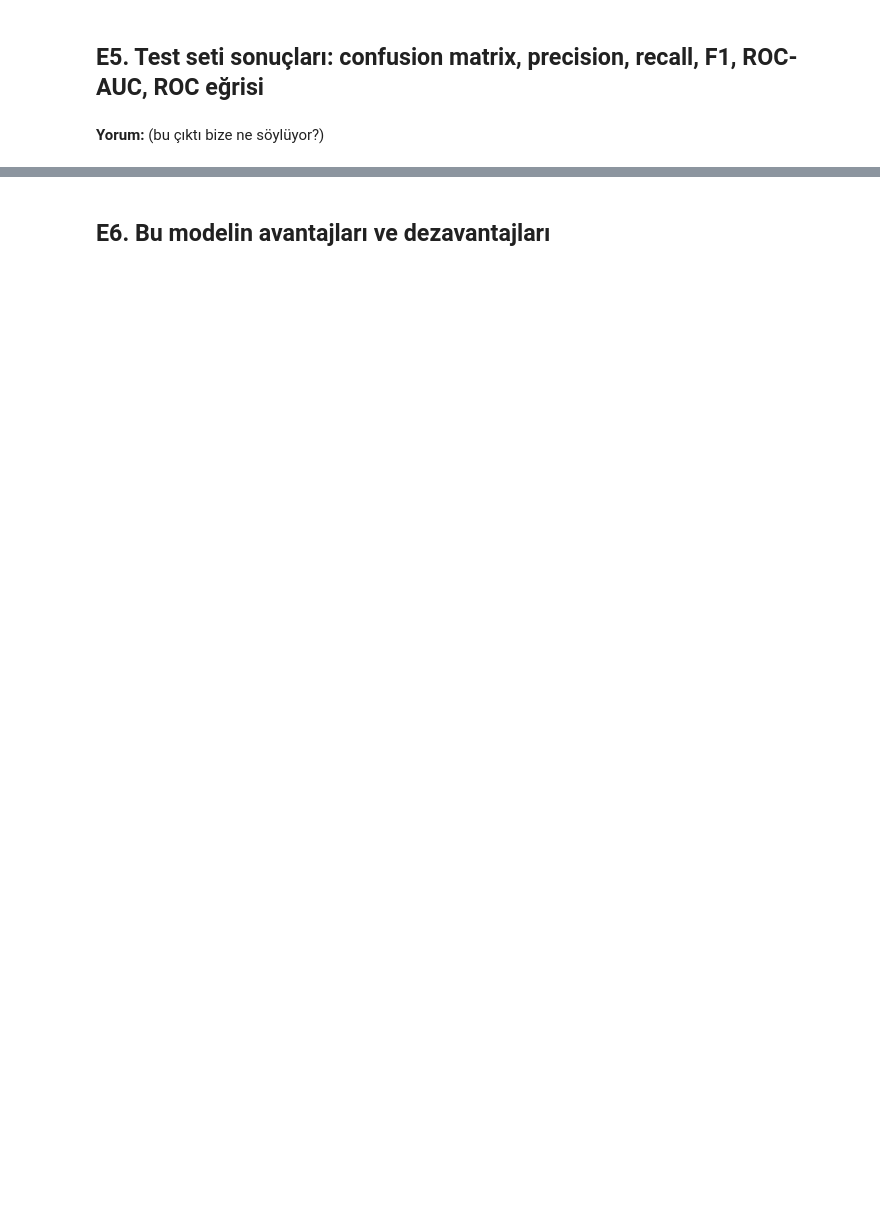
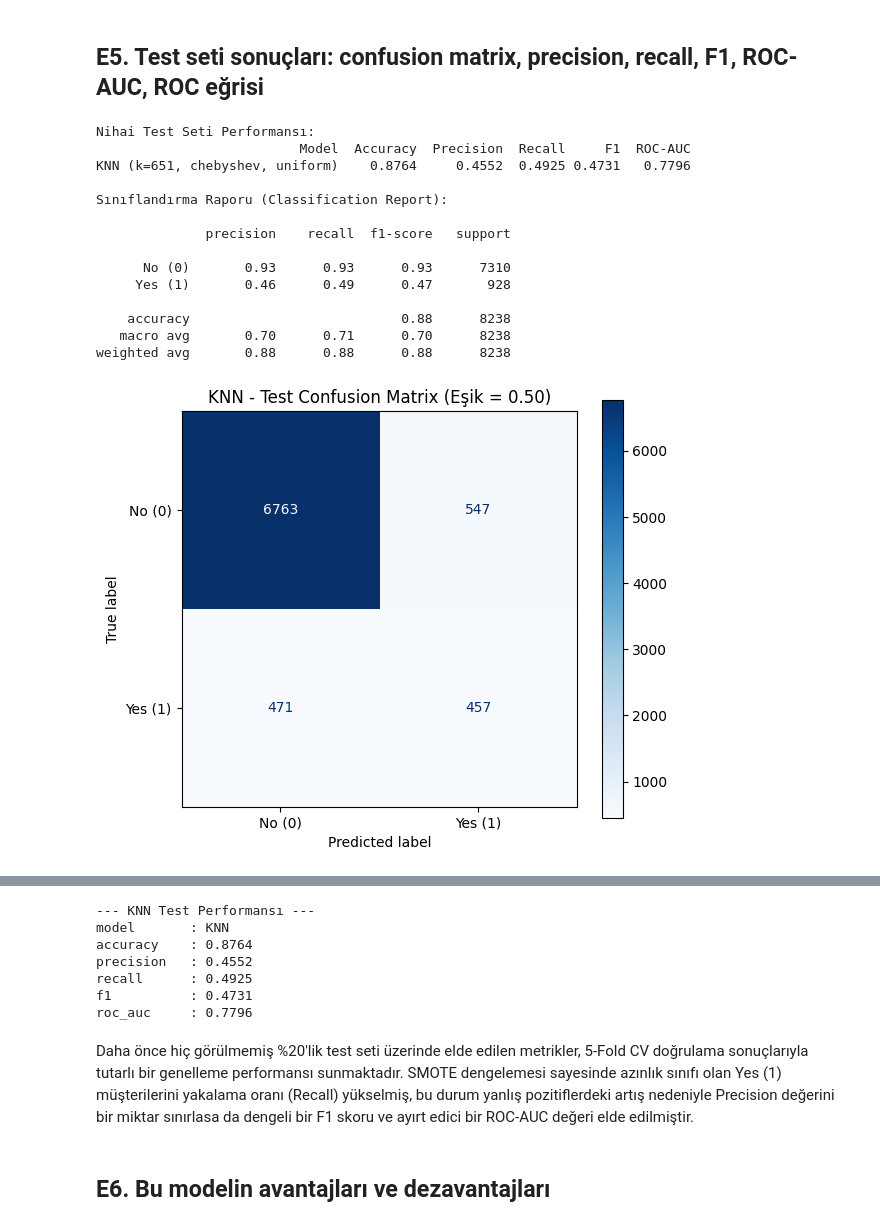
Before and after one commit to zeyneppbaran/ml-proje, a Jupyter notebook: notebooks/07_model_knn.ipynb, the cells around one changed output, grey strips where cells are left out. Saved outputs shown, nothing was run; the diff lists cells and outputs as text; code cells hidden in the pictures; blank space fills up the shorter version.

```diff
--- a/notebooks/07_model_knn.ipynb
+++ b/notebooks/07_model_knn.ipynb
@@ -55,2 +229,69 @@ X_train.shape, X_test.shape
-# %% [markdown]
-**Yorum:** (bu çıktı bize ne söylüyor?)
+# %%
+from sklearn.metrics import (
+    confusion_matrix, classification_report,
+    ConfusionMatrixDisplay, roc_curve
+)
+
+# Test seti üzerinde nihai tahmin (yalnızca bu aşamada kullanılır)
+y_test_pred = best_knn.predict(X_test_raw)
+y_test_proba = best_knn.predict_proba(X_test_raw)[:, 1]
+
+test_ozet = pd.DataFrame([{
+    "Model": "KNN (k=651, chebyshev, uniform)",
+    "Accuracy": accuracy_score(y_test, y_test_pred),
+    "Precision": precision_score(y_test, y_test_pred, zero_division=0),
+    "Recall": recall_score(y_test, y_test_pred, zero_division=0),
+    "F1": f1_score(y_test, y_test_pred, zero_division=0),
+    "ROC-AUC": roc_auc_score(y_test, y_test_proba)
+}])
+
+print("Nihai Test Seti Performansı:")
+print(test_ozet.round(4).to_string(index=False))
+print("\nSınıflandırma Raporu (Classification Report):\n")
+print(classification_report(y_test, y_test_pred, target_names=["No (0)", "Yes (1)"]))
+
+os.makedirs("figures", exist_ok=True)
+
+# 1. Confusion Matrix
+cm = confusion_matrix(y_test, y_test_pred)
+fig, ax = plt.subplots(figsize=(6, 5))
+ConfusionMatrixDisplay(confusion_matrix=cm, display_labels=["No (0)", "Yes (1)"]).plot(cmap="Blues", ax=ax)
+plt.title("KNN - Test Confusion Matrix (Eşik = 0.50)")
+plt.tight_layout()
+plt.savefig("figures/knn_confusion_matrix.png", dpi=300, bbox_inches="tight")
+plt.show()
+
+# 2. ROC Eğrisi
+fpr, tpr, _ = roc_curve(y_test, y_test_proba)
+auc_skor = roc_auc_score(y_test, y_test_proba)
+
+plt.figure(figsize=(6, 5))
+plt.plot(fpr, tpr, color="#DD8452", lw=2, label=f"KNN (ROC-AUC = {auc_skor:.4f})")
+plt.plot([0, 1], [0, 1], color="gray", linestyle="--", label="Rastgele Sınıflandırıcı (0.50)")
+plt.title("KNN - Test ROC Eğrisi")
+plt.xlabel("False Positive Rate (Yanlış Pozitif Oranı)")
+plt.ylabel("True Positive Rate (Recall)")
+plt.legend(loc="lower right")
+plt.grid(True, alpha=0.3)
+plt.tight_layout()
+plt.savefig("figures/knn_roc_curve.png", dpi=300, bbox_inches="tight")
+plt.show()
+
+# Ortak fonksiyonla results/KNN.json dosyasını oluştur
+sonuc_knn = degerlendir(best_knn, X_test_raw, y_test, model_adi="KNN", klasor="results")
+# %% [output]
+Nihai Test Seti Performansı:
+                          Model  Accuracy  Precision  Recall     F1  ROC-AUC
+KNN (k=651, chebyshev, uniform)    0.8764     0.4552  0.4925 0.4731   0.7796
+
+Sınıflandırma Raporu (Classification Report):
+
+              precision    recall  f1-score   support
+
+      No (0)       0.93      0.93      0.93      7310
+     Yes (1)       0.46      0.49      0.47       928
+
+    accuracy                           0.88      8238
+   macro avg       0.70      0.71      0.70      8238
+weighted avg       0.88      0.88      0.88      8238
+[figure, added]
@@ -57,2 +299,11 @@ X_train.shape, X_test.shape
+--- KNN Test Performansı ---
+model       : KNN
+accuracy    : 0.8764
+precision   : 0.4552
+recall      : 0.4925
+f1          : 0.4731
+roc_auc     : 0.7796
+# %% [markdown]
+Daha önce hiç görülmemiş %20'lik test seti üzerinde elde edilen metrikler, 5-Fold CV doğrulama sonuçlarıyla tutarlı bir genelleme performansı sunmaktadır. SMOTE dengelemesi sayesinde azınlık sınıfı olan Yes (1) müşterilerini yakalama oranı (Recall) yükselmiş, bu durum yanlış pozitiflerdeki artış nedeniyle Precision değerini bir miktar sınırlasa da dengeli bir F1 skoru ve ayırt edici bir ROC-AUC değeri elde edilmiştir.
 # %% [markdown]
 ## E6. Bu modelin avantajları ve dezavantajları
```
Also changed, not shown: parts of 23 cells of this notebook.
